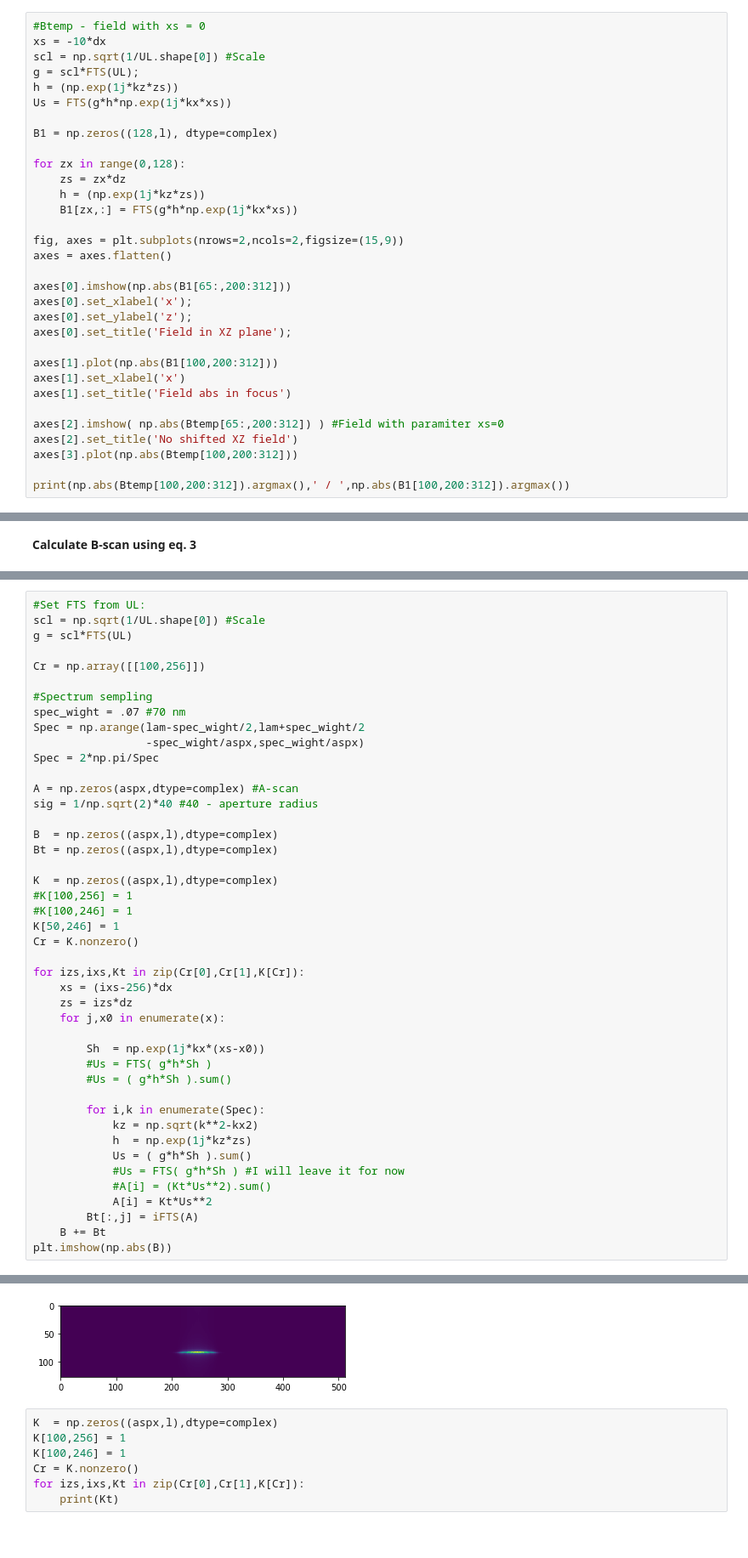
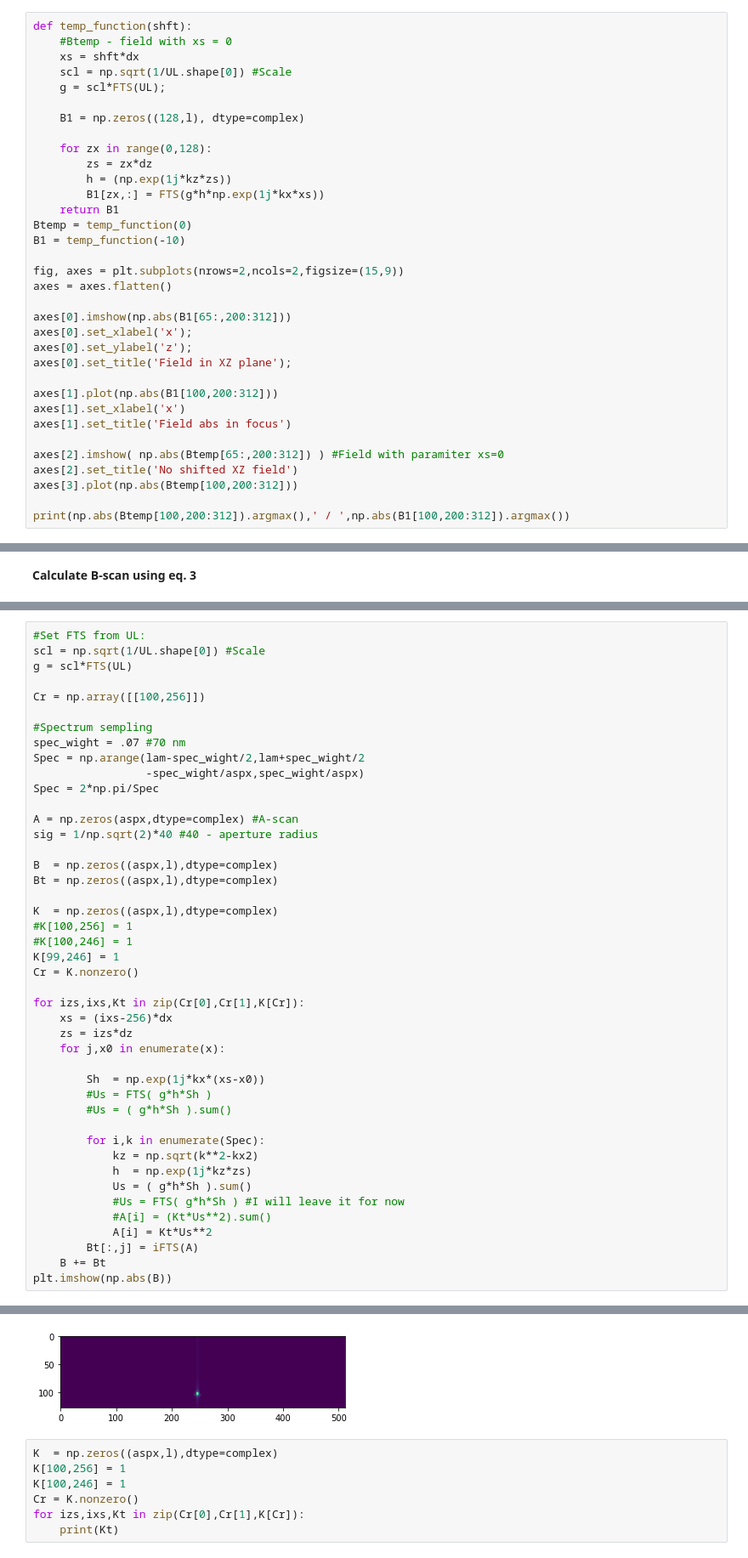
Before and after one commit to vasilymat/article8, a Jupyter notebook: python/OCT model.ipynb, the cells around one changed output, grey strips where cells are left out. Shown at 85% size. Cells and saved outputs as stored; diff of their text form.

```diff
--- a/python/OCT model.ipynb
+++ b/python/OCT model.ipynb
@@ -170,19 +170,21 @@ $$U_s(x_0)=\int g(k_x)h(k_x)e^{ ik_x(x_s-x_0) }dk_x=FT\big(F(k_x)e^{ik_xx_s} \bi
 # %% [markdown]
 <b> At first check field calculation using eq. 3. See shifting </b>
 # %%
-#Btemp - field with xs = 0
-xs = -10*dx
-scl = np.sqrt(1/UL.shape[0]) #Scale
-g = scl*FTS(UL);
-h = (np.exp(1j*kz*zs))
-Us = FTS(g*h*np.exp(1j*kx*xs))
+def temp_function(shft):
+    #Btemp - field with xs = 0
+    xs = shft*dx
+    scl = np.sqrt(1/UL.shape[0]) #Scale
+    g = scl*FTS(UL);
 
-B1 = np.zeros((128,l), dtype=complex)
+    B1 = np.zeros((128,l), dtype=complex)
 
-for zx in range(0,128):
-    zs = zx*dz
-    h = (np.exp(1j*kz*zs))
-    B1[zx,:] = FTS(g*h*np.exp(1j*kx*xs))
+    for zx in range(0,128):
+        zs = zx*dz
+        h = (np.exp(1j*kz*zs))
+        B1[zx,:] = FTS(g*h*np.exp(1j*kx*xs))
+    return B1
+Btemp = temp_function(0)
+B1 = temp_function(-10)
 
 fig, axes = plt.subplots(nrows=2,ncols=2,figsize=(15,9))
 axes = axes.flatten()
@@ -236,35 +235,35 @@ sig = 1/np.sqrt(2)*40 #40 - aperture radius
 
 B  = np.zeros((aspx,l),dtype=complex)
 Bt = np.zeros((aspx,l),dtype=complex)
 
 K  = np.zeros((aspx,l),dtype=complex)
 #K[100,256] = 1
 #K[100,246] = 1
-K[50,246] = 1
+K[99,246] = 1
 Cr = K.nonzero()
 
 for izs,ixs,Kt in zip(Cr[0],Cr[1],K[Cr]):
     xs = (ixs-256)*dx
     zs = izs*dz
     for j,x0 in enumerate(x):
 
         Sh  = np.exp(1j*kx*(xs-x0))
         #Us = FTS( g*h*Sh )
         #Us = ( g*h*Sh ).sum()
 
         for i,k in enumerate(Spec):
             kz = np.sqrt(k**2-kx2)
             h  = np.exp(1j*kz*zs)
             Us = ( g*h*Sh ).sum()
             #Us = FTS( g*h*Sh ) #I will leave it for now
             #A[i] = (Kt*Us**2).sum()
             A[i] = Kt*Us**2
         Bt[:,j] = iFTS(A)
     B += Bt
 plt.imshow(np.abs(B))
 # %% [output]
 <matplotlib.image.AxesImage at 0x...>
-[figure, old version]
+[figure, new version]
 # %%
 K  = np.zeros((aspx,l),dtype=complex)
 K[100,256] = 1
```
Also changed, not shown: parts of 5 cells of this notebook.
